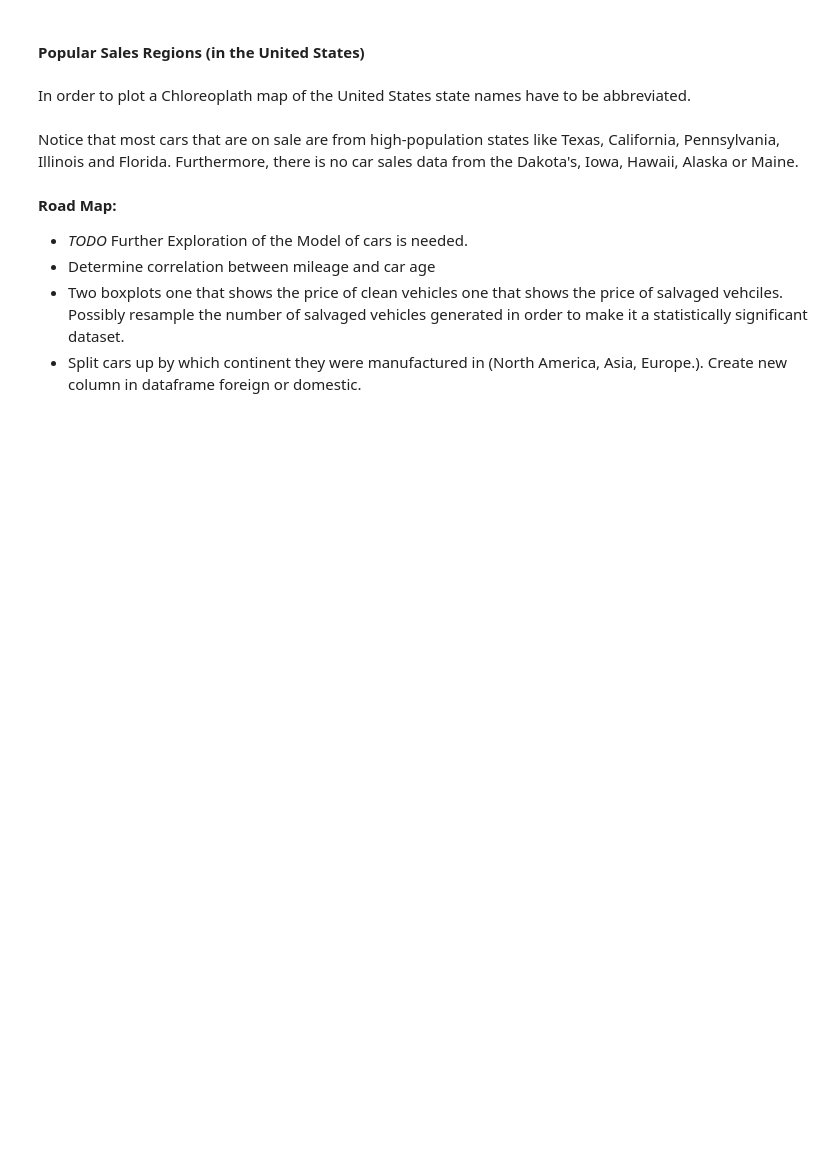
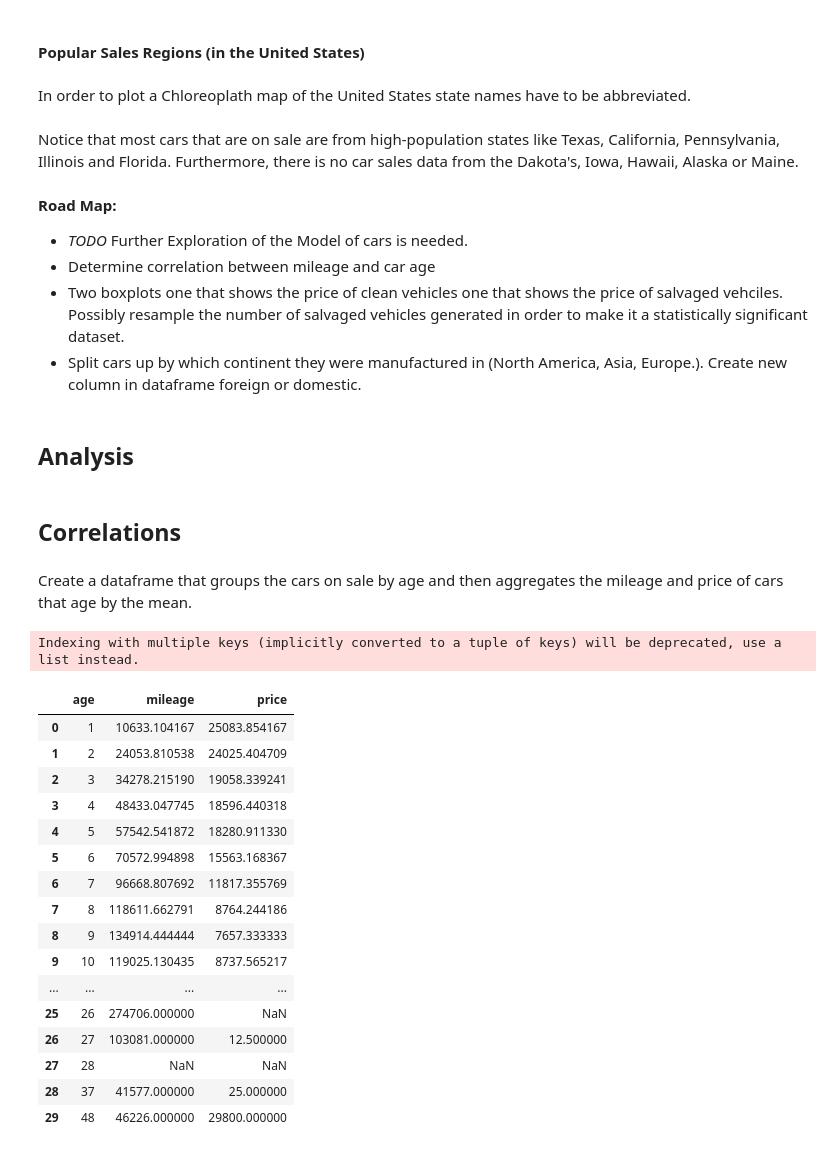
Before and after one commit to arjneal/DataScience, a Jupyter notebook: data_analytics/code_files/car_sales.ipynb, the cells around one changed output. Drawn from its saved outputs; the diff is of its cells as text; code cells hidden in the pictures; blank space fills up the shorter version.

```diff
--- a/data_analytics/code_files/car_sales.ipynb
+++ b/data_analytics/code_files/car_sales.ipynb
@@ -168,3 +169,33 @@ Notice that most cars that are on sale are from high-population states like Texa
 - Determine correlation between mileage and car age
 - Two boxplots one that shows the price of clean vehicles one that shows the price of salvaged vehciles. Possibly resample the number of salvaged vehicles generated in order to make it a statistically significant dataset.
 - Split cars up by which continent they were manufactured in (North America, Asia, Europe.). Create new column in dataframe foreign or domestic.
+# %% [markdown]
+## Analysis
+# %% [markdown]
+## Correlations
+# %% [markdown]
+Create a dataframe that groups the cars on sale by age and then aggregates the mileage and price of cars that age by the mean.
+# %%
+df["age"] = 2021 - df["year"] # Age of the vehicle
+gdf = df.groupby(["age"])["mileage", "price"].mean()
+gdf = gdf.replace(0, np.nan)
+gdf.reset_index(inplace=True)
+# %% [output]
+Indexing with multiple keys (implicitly converted to a tuple of keys) will be deprecated, use a list instead.
+|  | age | mileage | price |
+| 0 | 1 | 10633.104167 | 25083.854167 |
+| 1 | 2 | 24053.810538 | 24025.404709 |
+| 2 | 3 | 34278.215190 | 19058.339241 |
+| 3 | 4 | 48433.047745 | 18596.440318 |
+| 4 | 5 | 57542.541872 | 18280.911330 |
+| 5 | 6 | 70572.994898 | 15563.168367 |
+| 6 | 7 | 96668.807692 | 11817.355769 |
+| 7 | 8 | 118611.662791 | 8764.244186 |
+| 8 | 9 | 134914.444444 | 7657.333333 |
+| 9 | 10 | 119025.130435 | 8737.565217 |
+| ... | ... | ... | ... |
+| 25 | 26 | 274706.000000 | NaN |
+| 26 | 27 | 103081.000000 | 12.500000 |
+| 27 | 28 | NaN | NaN |
+| 28 | 37 | 41577.000000 | 25.000000 |
+| 29 | 48 | 46226.000000 | 29800.000000 |
```
Also changed, not shown: parts of 7 cells of this notebook.
